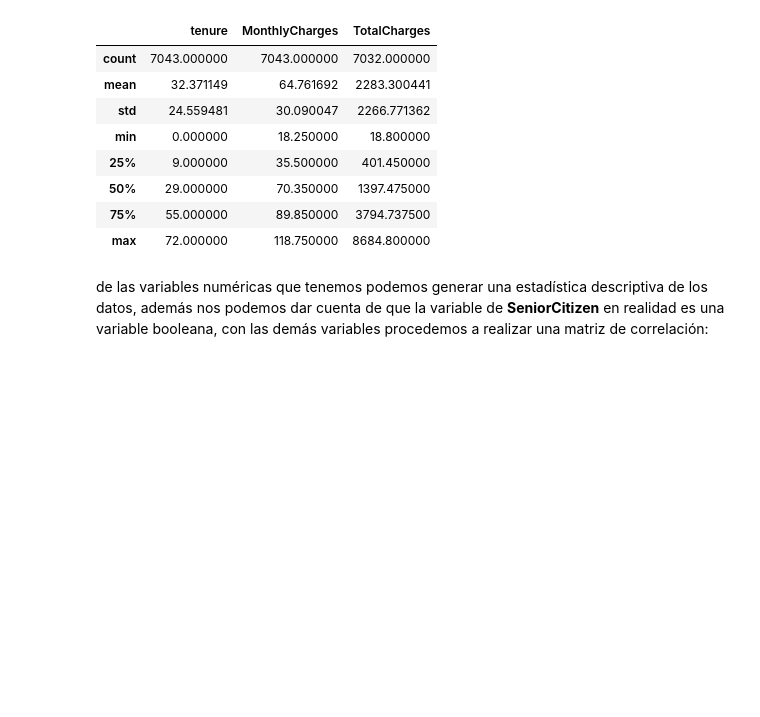
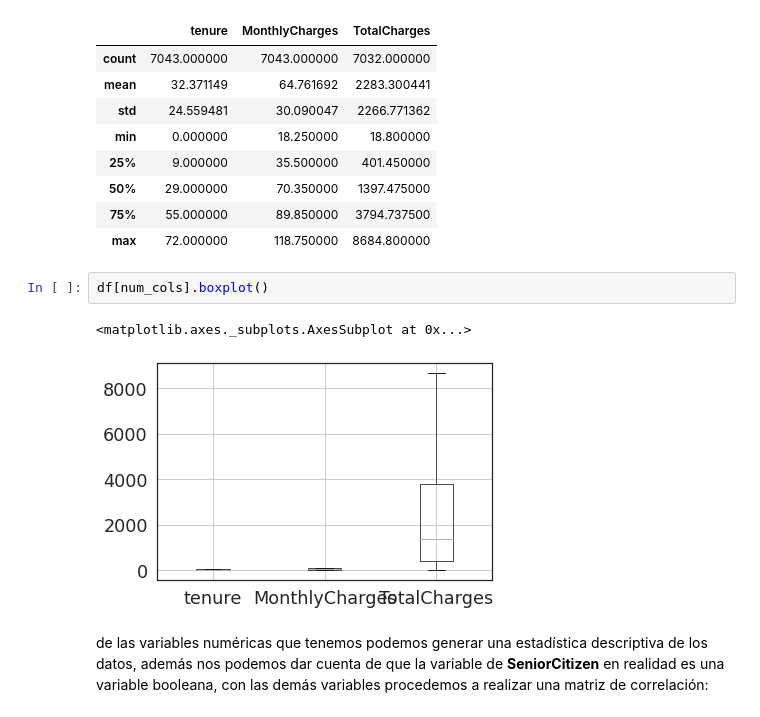
Before and after one commit to aldojda/MachineLearningUANL, a Jupyter notebook: Tarea_3_ML_estadística_Descriptiva.ipynb, the cells around one changed output. Drawn from its saved outputs; the diff is of its cells as text; blank space fills up the shorter version.

```diff
--- a/Tarea_3_ML_estadística_Descriptiva.ipynb
+++ b/Tarea_3_ML_estadística_Descriptiva.ipynb
@@ -106,6 +118,11 @@ df[num_cols].describe()
 | 50% | 29.000000 | 70.350000 | 1397.475000 |
 | 75% | 55.000000 | 89.850000 | 3794.737500 |
 | max | 72.000000 | 118.750000 | 8684.800000 |
+# %%
+df[num_cols].boxplot()
+# %% [output]
+<matplotlib.axes._subplots.AxesSubplot at 0x...>
+[figure, added]
 # %% [markdown]
 de las variables numéricas que tenemos podemos generar una estadística descriptiva de los datos, además nos podemos dar cuenta de que la variable de **SeniorCitizen** en realidad es una variable booleana, con las demás variables procedemos a realizar una matriz de correlación:
 # %%
```
Also changed, not shown: parts of 4 cells of this notebook.
